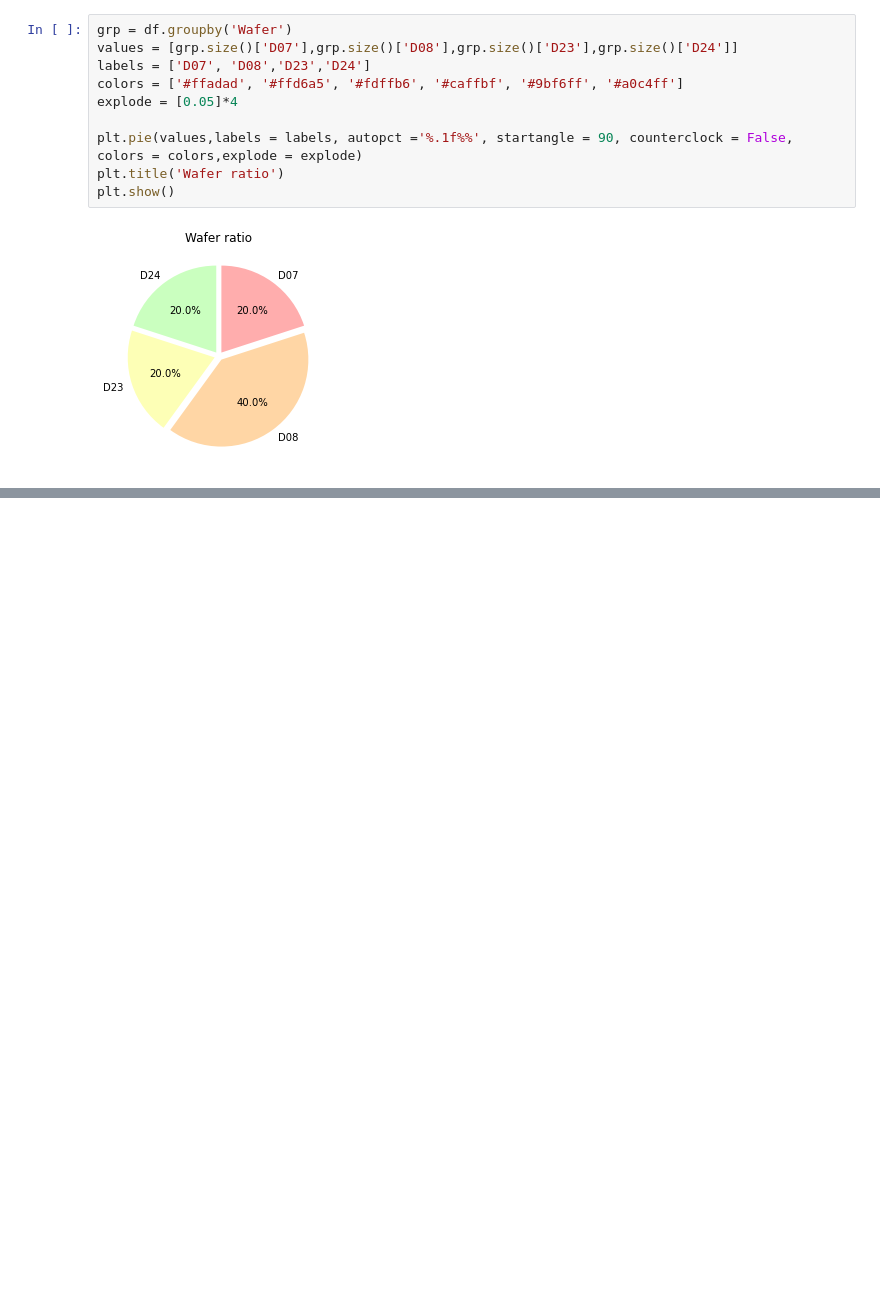
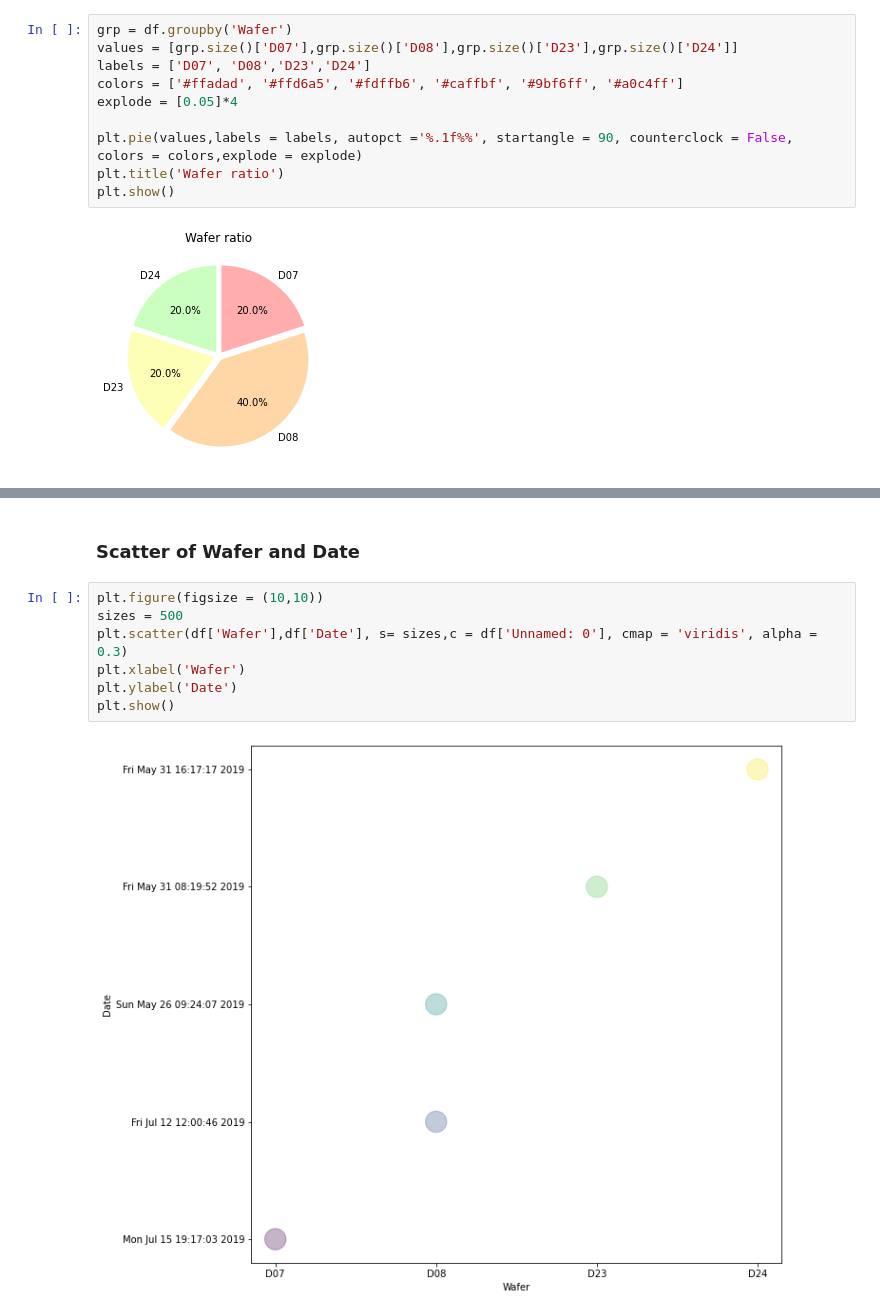
Before and after one commit to HYUB3/project, a Jupyter notebook: Jupyteranalysis.ipynb, the cells around one changed output, grey strips where cells are left out. Drawn from its saved outputs; the diff is of its cells as text; blank space fills up the shorter version.

```diff
--- a/Jupyteranalysis.ipynb
+++ b/Jupyteranalysis.ipynb
@@ -95,0 +127,11 @@ plt.show()
+# %% [markdown]
+### Scatter of Wafer and Date
+# %%
+plt.figure(figsize = (10,10))
+sizes = 500
+plt.scatter(df['Wafer'],df['Date'], s= sizes,c = df['Unnamed: 0'], cmap = 'viridis', alpha = 0.3)
+plt.xlabel('Wafer')
+plt.ylabel('Date')
+plt.show()
+# %% [output]
+[figure, added]
```
Also changed, not shown: parts of 15 cells of this notebook.
